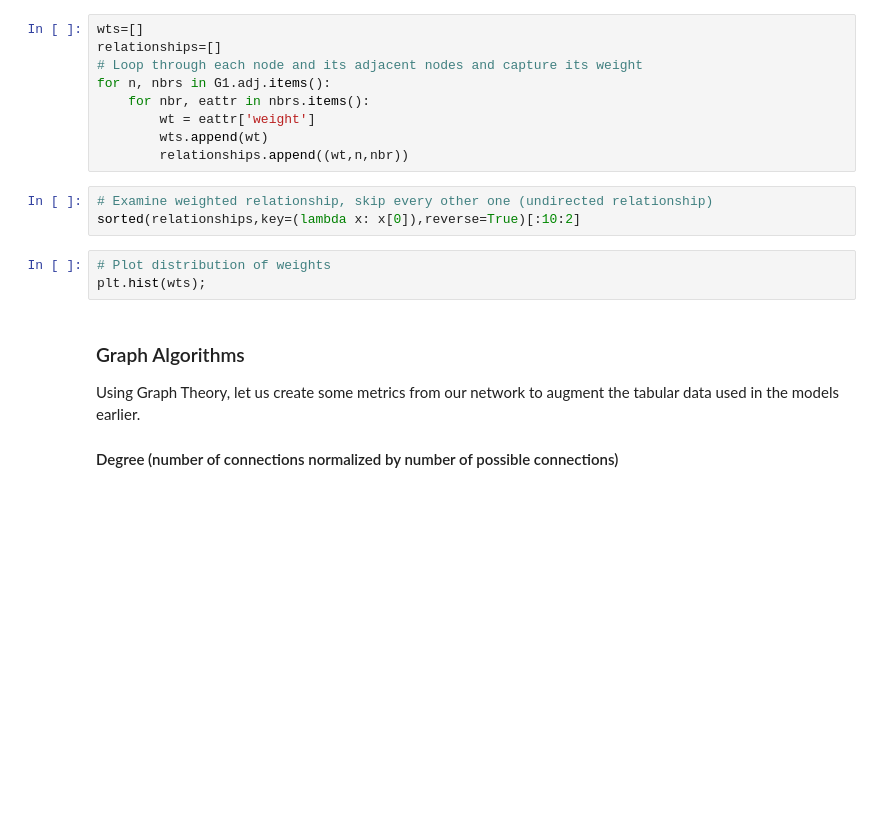
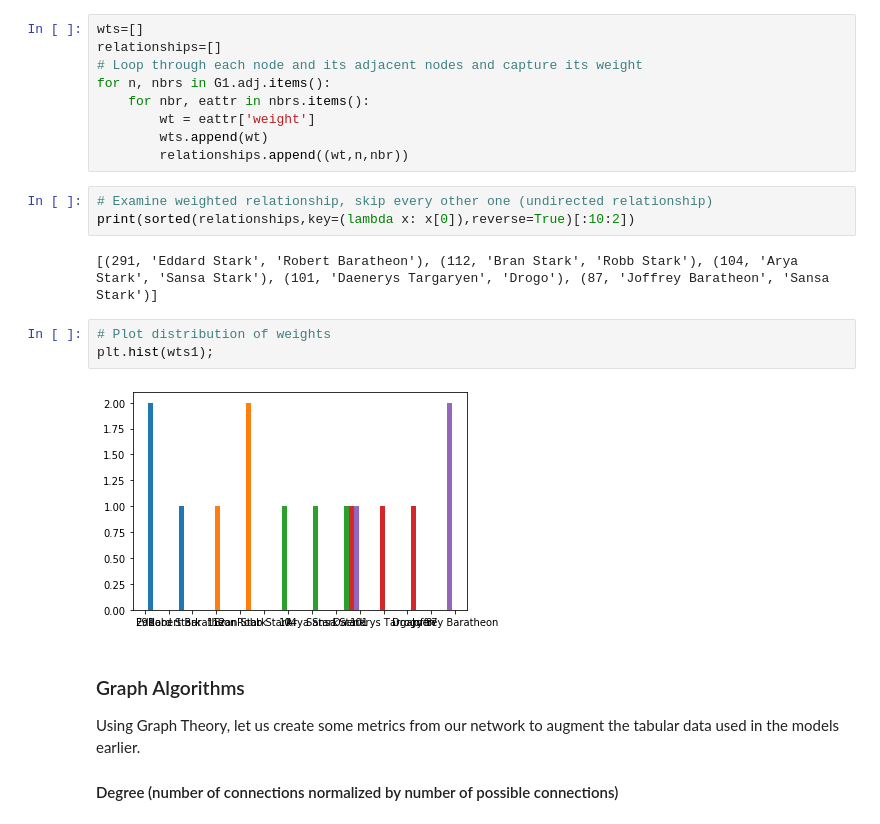
Before and after one commit to danjizquierdo/graph-of-thrones, a Jupyter notebook: Graph of Thrones.ipynb, the cells around one changed output. Cells and saved outputs as stored; diff of their text form; blank space fills up the shorter version.

```diff
--- a/Graph of Thrones.ipynb
+++ b/Graph of Thrones.ipynb
@@ -114,10 +157,14 @@ for n, nbrs in G1.adj.items():
         relationships.append((wt,n,nbr))
 # %%
 # Examine weighted relationship, skip every other one (undirected relationship)
-sorted(relationships,key=(lambda x: x[0]),reverse=True)[:10:2]
+print(sorted(relationships,key=(lambda x: x[0]),reverse=True)[:10:2])
+# %% [output]
+[(291, 'Eddard Stark', 'Robert Baratheon'), (112, 'Bran Stark', 'Robb Stark'), (104, 'Arya Stark', 'Sansa Stark'), (101, 'Daenerys Targaryen', 'Drogo'), (87, 'Joffrey Baratheon', 'Sansa Stark')]
 # %%
 # Plot distribution of weights
-plt.hist(wts);
+plt.hist(wts1);
+# %% [output]
+[figure, added]
 # %% [markdown]
 ### Graph Algorithms
 
```
Also changed, not shown: parts of 9 cells of this notebook, 1 other file.
